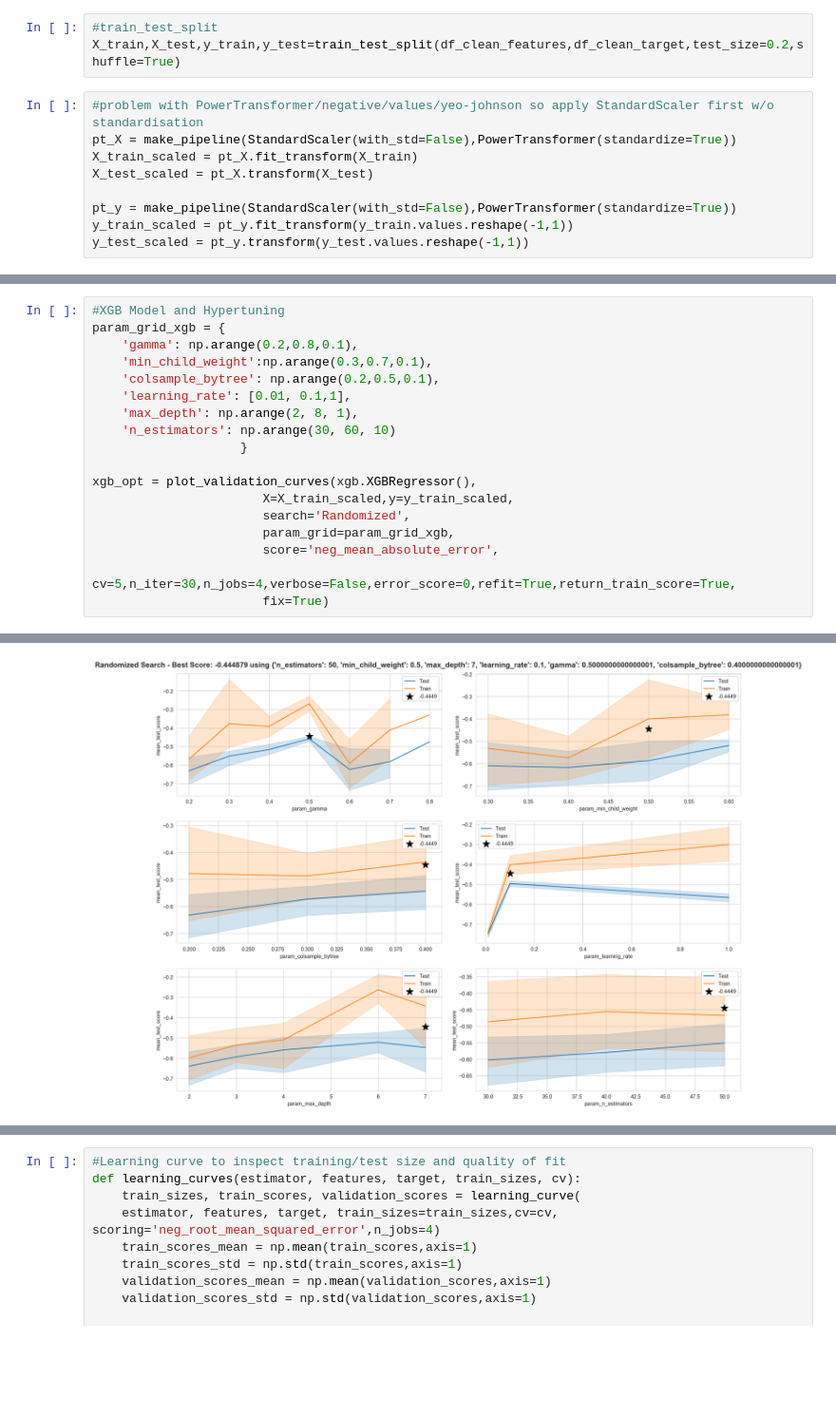
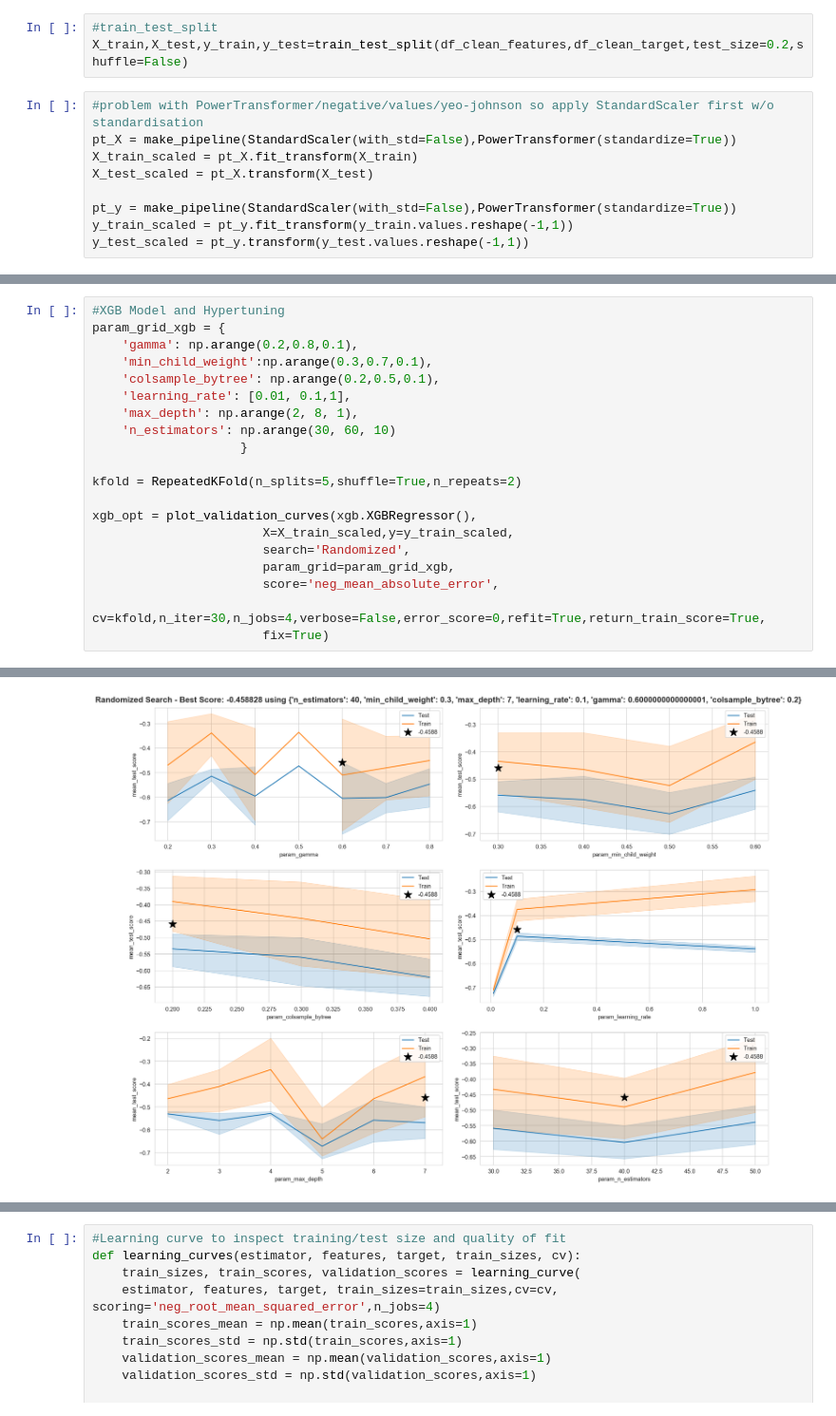
Before and after one commit to tcbertlin/Realised-Volatility, a Jupyter notebook: Realised-Volatility.ipynb, the cells around one changed output, grey strips where cells are left out. Shown at 95% size. Saved outputs shown, nothing was run; the diff lists cells and outputs as text; blank space fills up the shorter version.

```diff
--- a/Realised-Volatility.ipynb
+++ b/Realised-Volatility.ipynb
@@ -296,7 +290,7 @@ print(len(df_clean.columns),' >> ',len(df_clean_features.columns))
 74  >>  72
 # %%
 #train_test_split
-X_train,X_test,y_train,y_test=train_test_split(df_clean_features,df_clean_target,test_size=0.2,shuffle=True)
+X_train,X_test,y_train,y_test=train_test_split(df_clean_features,df_clean_target,test_size=0.2,shuffle=False)
 # %%
 #problem with PowerTransformer/negative/values/yeo-johnson so apply StandardScaler first w/o standardisation
 pt_X = make_pipeline(StandardScaler(with_std=False),PowerTransformer(standardize=True))
@@ -325,11 +319,13 @@ param_grid_xgb = {
     'n_estimators': np.arange(30, 60, 10)
                     }
 
+kfold = RepeatedKFold(n_splits=5,shuffle=True,n_repeats=2)
+
 xgb_opt = plot_validation_curves(xgb.XGBRegressor(),
                        X=X_train_scaled,y=y_train_scaled,
                        search='Randomized',
                        param_grid=param_grid_xgb,
                        score='neg_mean_absolute_error',
-                       cv=5,n_iter=30,n_jobs=4,verbose=False,error_score=0,refit=True,return_train_score=True,
+                       cv=kfold,n_iter=30,n_jobs=4,verbose=False,error_score=0,refit=True,return_train_score=True,
                        fix=True)
 # %% [output]
@@ -342 +338 @@ Varying n_estimators Best Score: -0.444879 using {'colsample_bytree': 0.40000000
-[figure, old version]
+[figure, new version]
```
Also changed, not shown: parts of 53 cells of this notebook, 1 other file.
